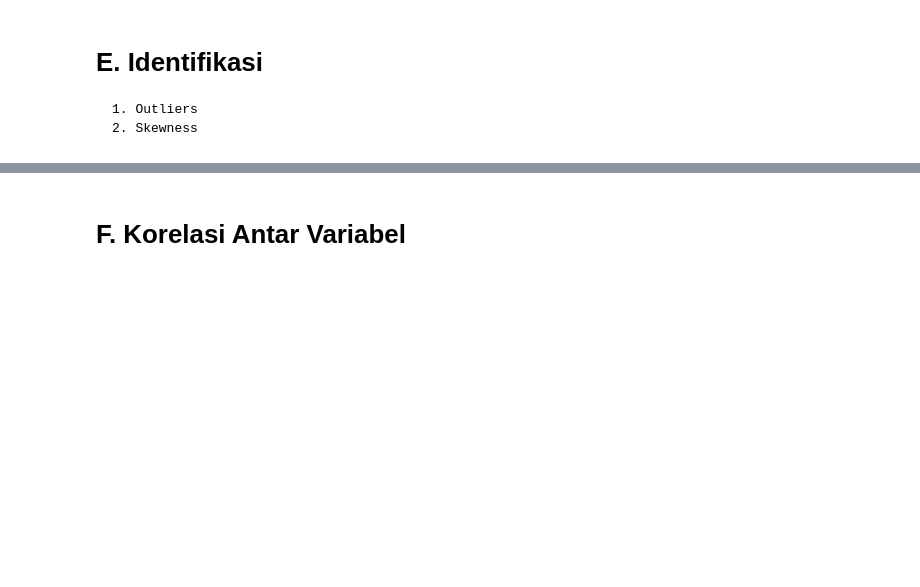
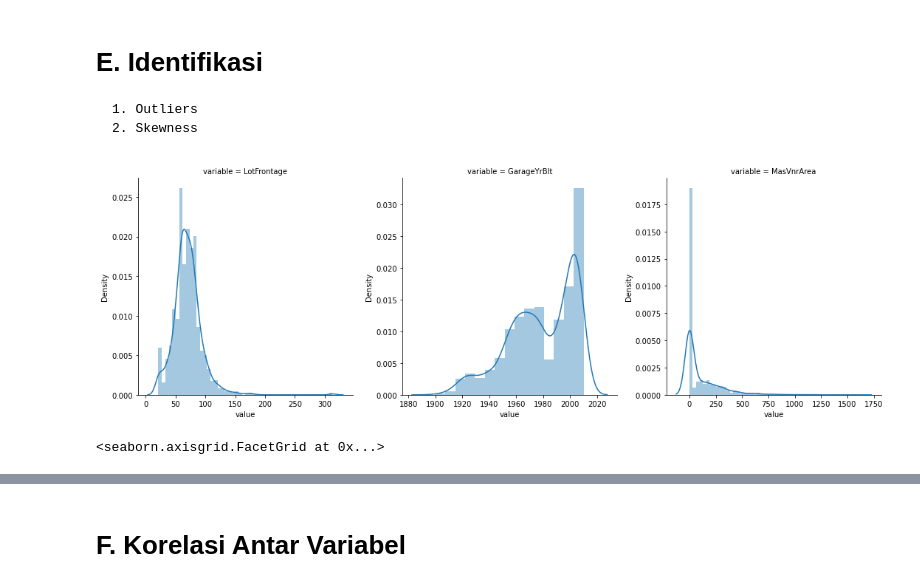
Before and after one commit to universeinme/Journal, a Jupyter notebook: python/hp-rat/processor.ipynb, the cells around one changed output, grey strips where cells are left out. Cells and saved outputs as stored; diff of their text form; code cells hidden in the pictures; blank space fills up the shorter version.

```diff
--- a/python/hp-rat/processor.ipynb
+++ b/python/hp-rat/processor.ipynb
@@ -300,3 +300,25 @@ df2_categoric
 # E. Identifikasi
     1. Outliers
     2. Skewness
+# %%
+# Cek distribusi
+# function visualisasi facetgrid
+import warnings
+
+
+def viz(df, types):
+    num = df
+    f = pd.melt(num, value_vars=num)
+    g = sns.FacetGrid(f, col="variable",  col_wrap=3,
+                      sharex=False, sharey=False, size=5)
+    g = g.map(types, "value")
+    plt.show()
+    return (g)
+
+
+warnings.filterwarnings('ignore')
+# LotFrontage with median , GarageYrBlt mean , and MasVnrArea with median
+viz(to_fix, sns.distplot)
+# %% [output]
+[figure, added]
+<seaborn.axisgrid.FacetGrid at 0x...>
```
Also changed, not shown: parts of 6 cells of this notebook.
